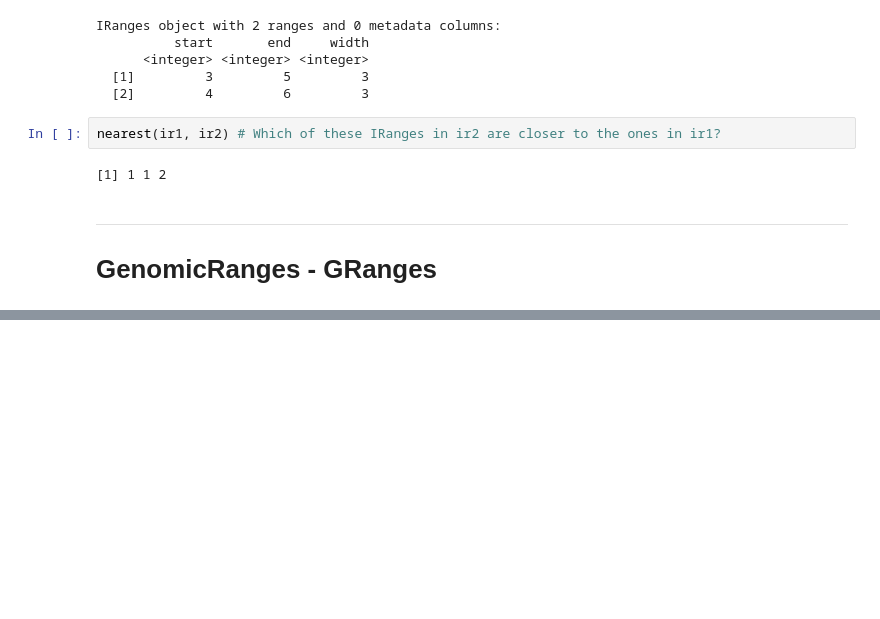
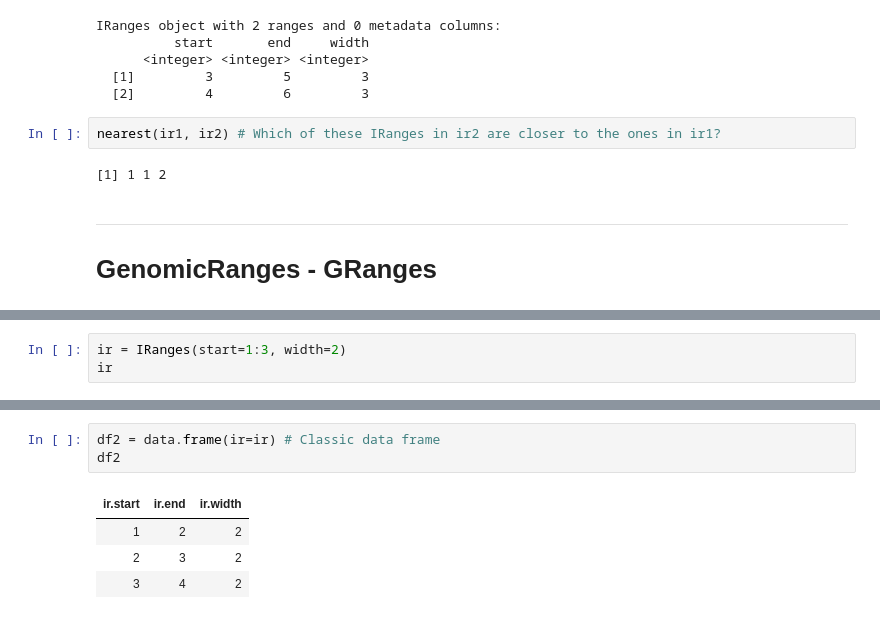
Before and after one commit to geocarvalho/r-bioinfo-ds, a Jupyter notebook: bioconductor-for-genomic-data-science/week1/week1_ann.ipynb, the cells around one changed output, grey strips where cells are left out. Cells and saved outputs as stored; diff of their text form; blank space fills up the shorter version.

```diff
--- a/bioconductor-for-genomic-data-science/week1/week1_ann.ipynb
+++ b/bioconductor-for-genomic-data-science/week1/week1_ann.ipynb
@@ -389,0 +434,3 @@ ERROR: Error in genome(gr) = "hg19": object 'gr' not found
+# %%
+ir = IRanges(start=1:3, width=2)
+ir
@@ -389,0 +470,8 @@ ERROR: Error in genome(gr) = "hg19": object 'gr' not found
+# %%
+df2 = data.frame(ir=ir) # Classic data frame
+df2
+# %% [output]
+| ir.start | ir.end | ir.width |
+| 1 | 2 | 2 |
+| 2 | 3 | 2 |
+| 3 | 4 | 2 |
```
Also changed, not shown: parts of 44 cells of this notebook.
